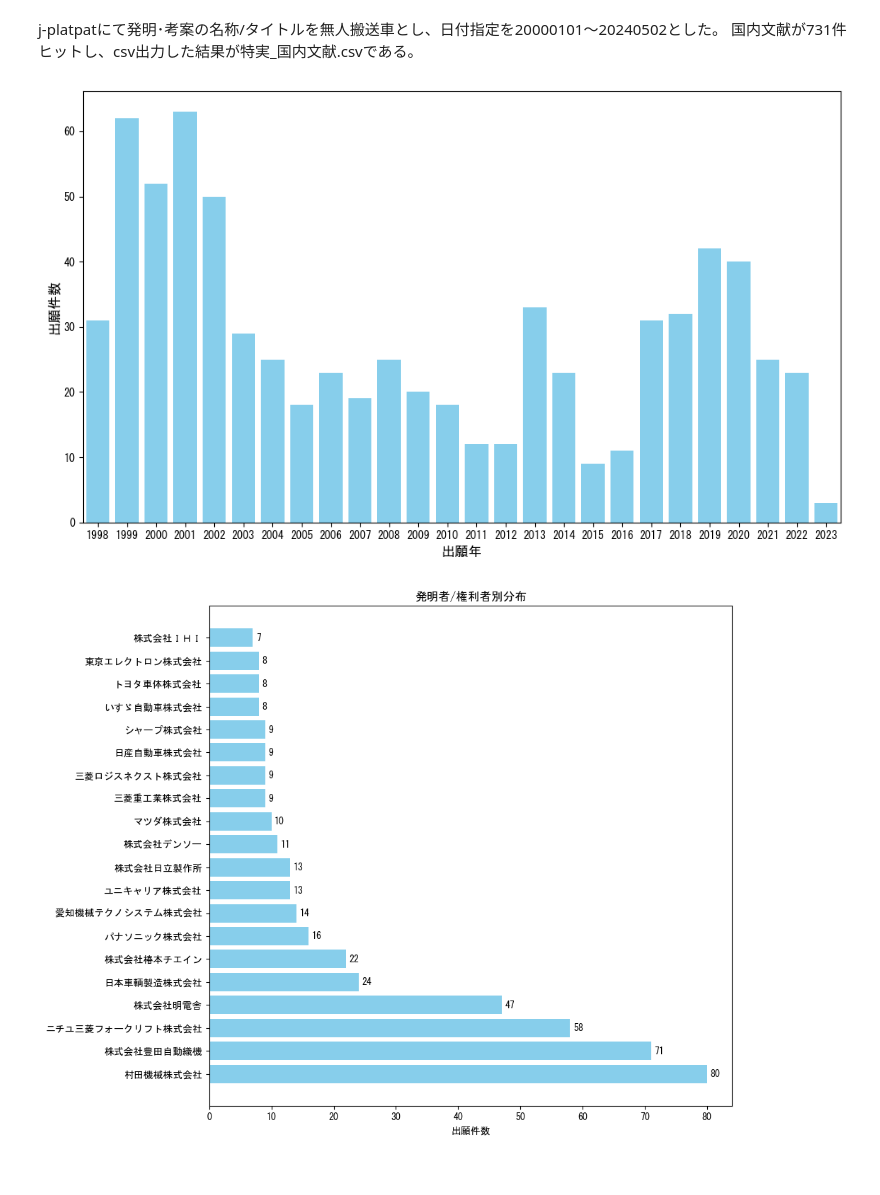
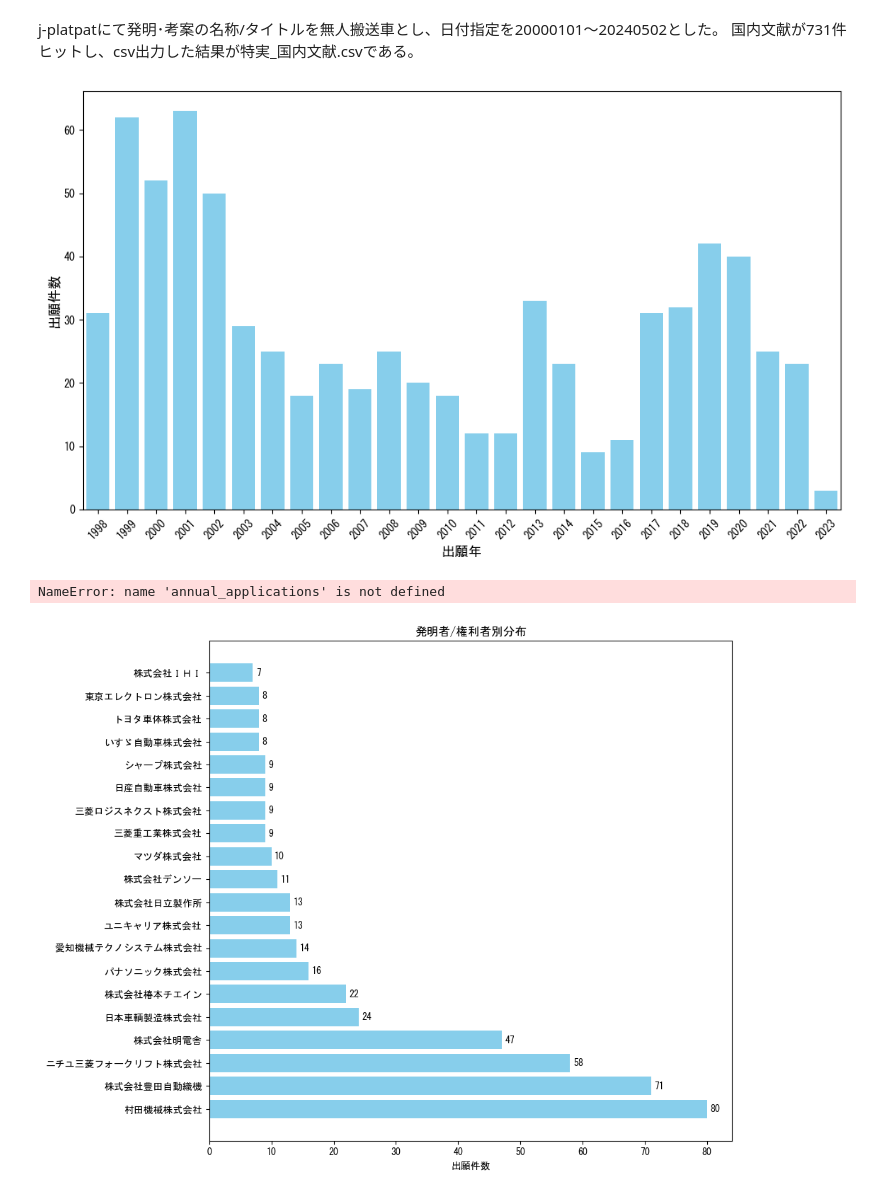
Before and after one commit to mi8ke/patent_analysis, a Jupyter notebook: patent.ipynb, the cells around one changed output. Saved outputs shown, nothing was run; the diff lists cells and outputs as text; code cells hidden in the pictures.

```diff
--- a/patent.ipynb
+++ b/patent.ipynb
@@ -27,32 +28,89 @@ inventor_application_counts = inventor_counts.sum(axis=1)
 # 出願年ごとの出願数
 annual_applications = inventor_counts.sum(axis=0)
 # %%
-
 # グラフ作成
 fig, ax = plt.subplots(figsize=(10, 6))
 bars = ax.bar(annual_applications.index,
               annual_applications.values, color='skyblue')
 # 軸ラベルとタイトル設定
 plt.xlabel("出願年", fontsize=12)
 plt.ylabel("出願件数", fontsize=12)
 
 # グリッド線と目盛設定
 # ax.grid(True)
 major_locator = MultipleLocator(1)
 ax.xaxis.set_major_locator(major_locator)
 
 # 日本語表示設定
 plt.rcParams['font.family'] = 'MS Gothic'
 plt.tick_params(labelsize=10)
 
 # 横軸ラベルの範囲設定
 ax.set_xlim(df_grouped["出願年"].min()-0.5, df_grouped["出願年"].max()+0.5)
+plt.xticks(rotation=45)
 
 # グラフ表示
 plt.tight_layout()
 plt.show()
 # %% [output]
-[figure, old version]
+[figure, new version]
+# %%
+import pandas as pd
+import plotly.graph_objects as go
+
+# Assuming 'annual_applications' is a pandas Series
+
+# Create a Plotly figure
+fig = go.Figure()
+
+# Add bar chart data
+fig.add_trace(go.Bar(
+    x=annual_applications.index,
+    y=annual_applications.values,
+    name="出願件数",
+    marker_color='skyblue',
+))
+
+# Set axis labels and title
+fig.update_xaxes(title="出願年", titlefont={"size": 16})
+fig.update_yaxes(title="出願件数", titlefont={"size": 16})
+
+# Configure grid and ticks
+# fig.update_xaxes(showgrid=True, ticks="outside", ticktextsize=12)
+fig.update_xaxes(showgrid=True, ticks="outside",
+                 ticktext=df_grouped["出願年"].astype(str))
+fig.update_yaxes(showgrid=True, ticks="outside",
+                 ticktext=df_grouped["出願件数"].astype(str))
+
+
+# Set Japanese font
+fig.update_layout(font={"family": "YuGothic"})
+
+# Set x-axis range with a slight buffer
+fig.update_xaxes(range=[df_grouped["出願年"].min() -
+                 0.5, df_grouped["出願年"].max() + 0.5])
+
+# Adjust layout
+fig.update_layout(
+    width=800,
+    height=500,
+    margin=dict(l=20, r=20, t=40, b=40),
+)
+
+# Display the chart
+fig.show()
+
+htmlStr = fig.to_html(full_html=True, include_plotlyjs='cdn')
+
+# ファイルに書き込み
+with open("annual_applications.html", "w") as f:
+    f.write(htmlStr)
+
+# 或いは、write_html で直接ファイル書き出し
+fig.write_html("annual_applications2.html",
+               full_html=True, include_plotlyjs=True)
+# %% [output]
+NameError: name 'annual_applications' is not defined
 # %%
 # 上位n人の発明者を表示する
 n=20
```
Also changed, not shown: parts of 6 cells of this notebook, 1 other file.
